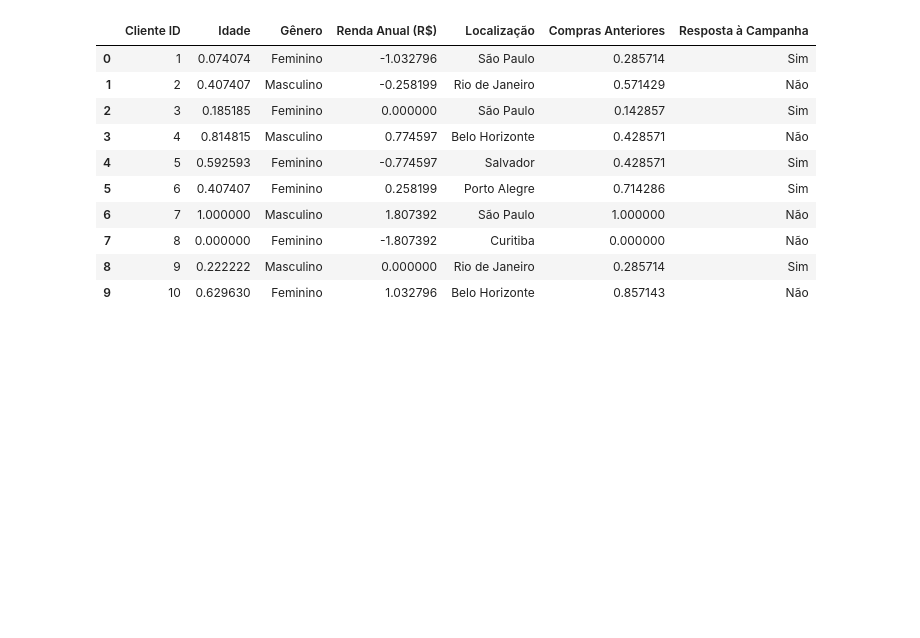
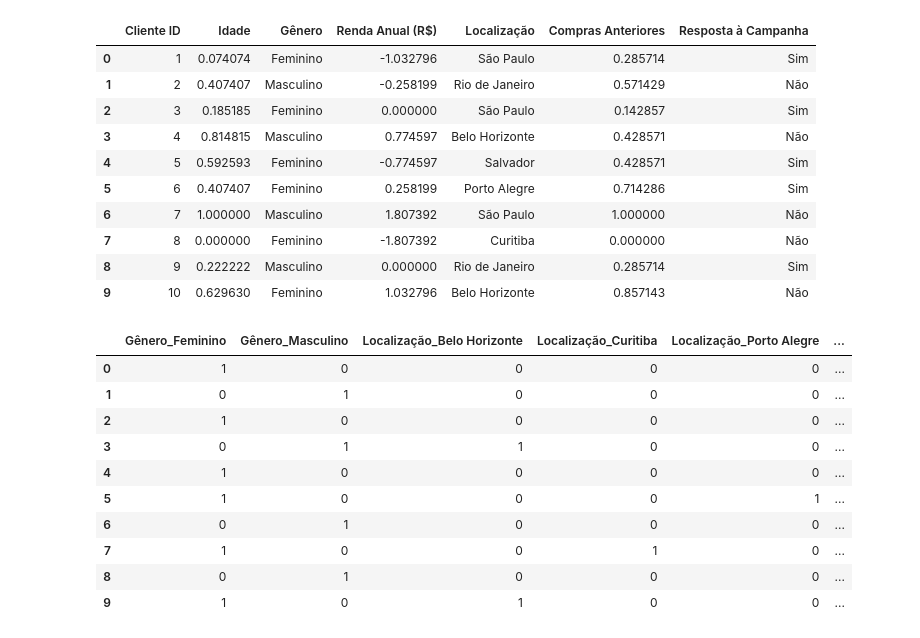
Before and after one commit to Joao-Inacio/Labs, a Jupyter notebook: C-Jovem/Intermediario/oficina-03.ipynb, the cells around one changed output. Cells and saved outputs as stored; diff of their text form; code cells hidden in the pictures; blank space fills up the shorter version.

```diff
--- a/C-Jovem/Intermediario/oficina-03.ipynb
+++ b/C-Jovem/Intermediario/oficina-03.ipynb
@@ -229,3 +229,38 @@ df
 | 7 | 8 | 0.000000 | Feminino | -1.807392 | Curitiba | 0.000000 | Não |
 | 8 | 9 | 0.222222 | Masculino | 0.000000 | Rio de Janeiro | 0.285714 | Sim |
 | 9 | 10 | 0.629630 | Feminino | 1.032796 | Belo Horizonte | 0.857143 | Não |
+# %%
+# Usando o OneHotEncoder para transformar as Variáveis Categóricas Nominais em Numéricas
+from sklearn.preprocessing import OneHotEncoder
+
+# OneHotEncoder para transformar valores categóricos
+onehotencoder = OneHotEncoder(categories='auto', sparse_output=False, dtype='int32')
+
+# Transformando os valores categóricos em numéricos
+ohe = onehotencoder.fit_transform(df[['Gênero', 'Localização']])
+
+# Obtendo os nomes de todas as categorias das colunas
+categories = onehotencoder.categories_
+
+# Criando os nomes das colunas com base em todas as categorias
+column_names = []
+for col, category in zip(['Gênero', 'Localização'], categories):
+    column_names.extend([f"{col}_{cat}" for cat in category])
+
+# Criando o DataFrame com as novas colunas
+ohe_df = pd.DataFrame(ohe, columns=column_names)
+
+# Exibindo o DataFrame
+ohe_df
+# %% [output]
+|  | Gênero_Feminino | Gênero_Masculino | Localização_Belo Horizonte | Localização_Curitiba | Localização_Porto Alegre | ... |
+| 0 | 1 | 0 | 0 | 0 | 0 | ... |
+| 1 | 0 | 1 | 0 | 0 | 0 | ... |
+| 2 | 1 | 0 | 0 | 0 | 0 | ... |
+| 3 | 0 | 1 | 1 | 0 | 0 | ... |
+| 4 | 1 | 0 | 0 | 0 | 0 | ... |
+| 5 | 1 | 0 | 0 | 0 | 1 | ... |
+| 6 | 0 | 1 | 0 | 0 | 0 | ... |
+| 7 | 1 | 0 | 0 | 1 | 0 | ... |
+| 8 | 0 | 1 | 0 | 0 | 0 | ... |
+| 9 | 1 | 0 | 1 | 0 | 0 | ... |
```
Also changed, not shown: parts of 2 cells of this notebook.
